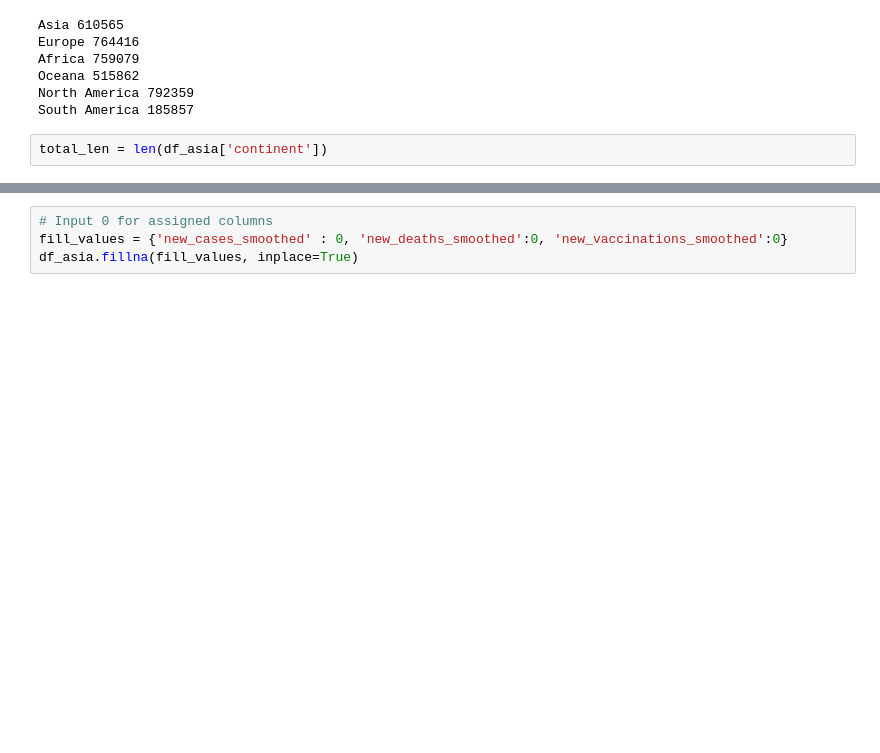
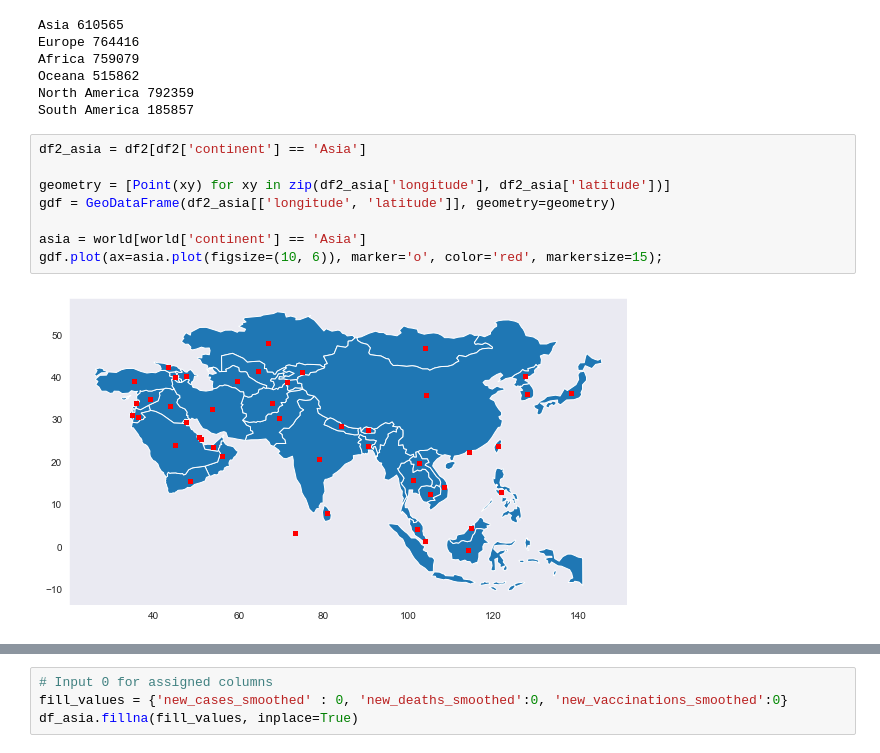
Before and after one commit to Bella3s/Covid-19-Time-Series-Modeling, a Jupyter notebook: index.ipynb, the cells around one changed output, grey strips where cells are left out. Cells and saved outputs as stored; diff of their text form; blank space fills up the shorter version.

```diff
--- a/index.ipynb
+++ b/index.ipynb
@@ -281,6 +290,14 @@ Africa 759079
 Oceana 515862
 North America 792359
 South America 185857
-# %%
-total_len = len(df_asia['continent'])
+# %%
+df2_asia = df2[df2['continent'] == 'Asia']
+
+geometry = [Point(xy) for xy in zip(df2_asia['longitude'], df2_asia['latitude'])]
+gdf = GeoDataFrame(df2_asia[['longitude', 'latitude']], geometry=geometry)
+
+asia = world[world['continent'] == 'Asia']
+gdf.plot(ax=asia.plot(figsize=(10, 6)), marker='o', color='red', markersize=15);
+# %% [output]
+[figure, added]
 # %%
```
Also changed, not shown: parts of 30 cells of this notebook.
